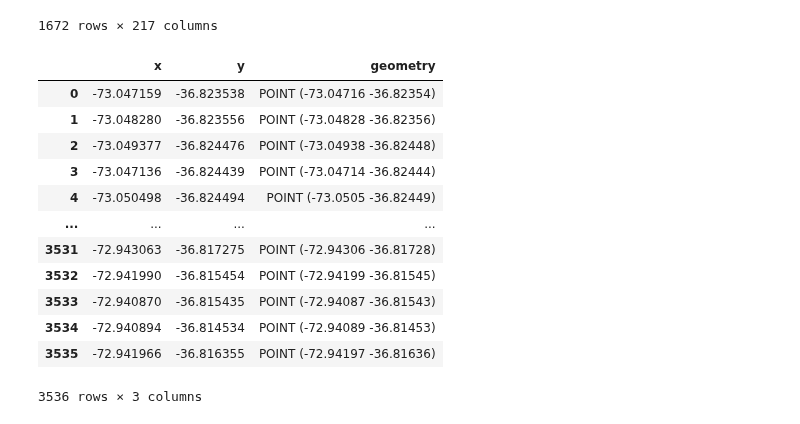
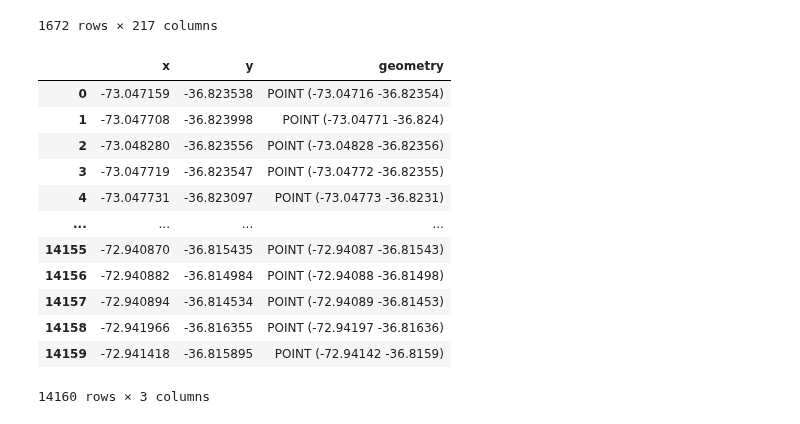
Before and after one commit to zetaso/accessity, a Jupyter notebook: points_and_hexagons.ipynb, the cells around one changed output. Saved outputs shown, nothing was run; the diff lists cells and outputs as text; code cells hidden in the pictures.

```diff
--- a/points_and_hexagons.ipynb
+++ b/points_and_hexagons.ipynb
@@ -11,6 +11,12 @@ pd.set_option("display.max_columns", None)
 # %%
 place_name = "Concepción, Chile"
 
+# set the point spacing in meters
+spacing = 50
+
+# set the h3 hexagon resolution
+h3_resolution = 9
+
 place_string = "_".join(place_name.lower().split(",")[0].split(" "))
 # %%
 blocks_gdf = gpd.read_parquet("blocks/Cartografia_censo2024_Pais_Manzanas.parquet")
@@ -34,47 +40,44 @@ blocks_gdf
 1672 rows × 217 columns
 # %%
 # generate the point grid
-
-# point resolution (insert the spacing in meters below)
-spacing = 100
 
 # project to UTM to improve the location of points
 bounds = blocks_gdf.to_crs(32718).total_bounds
 
 # sample coordinates along x and y axis with numpy arange
 points_x = np.arange(bounds[0], bounds[2], spacing)
 points_y = np.arange(bounds[1], bounds[3], spacing)
 
 # create points with the coordinates paired as tuples
 points = shapely.points([(x, y) for x in points_x for y in points_y])
 
 # create the points_gdf from the points
 points_gdf = gpd.GeoDataFrame(geometry=points, crs=32718)
 points_gdf = points_gdf.to_crs(4326)
 
 # intersect with the city blocks with actual people living there (n_per > 0)
 # match_indices = points_gdf.sindex.query(area, predicate="intersects")
 match_indices = points_gdf.sindex.query(blocks_gdf.geometry, predicate="intersects")
 points_gdf = points_gdf.iloc[match_indices[1]]
 points_gdf = points_gdf.reset_index()
 
 # create x, y columns for standarization purposes only
 points_gdf["x"] = points_gdf.geometry.x
 points_gdf["y"] = points_gdf.geometry.y
 points_gdf = points_gdf[["x", "y", "geometry"]]
 
 points_gdf
 # %% [output]
 |  | x | y | geometry |
 | 0 | -73.047159 | -36.823538 | POINT (-73.04716 -36.82354) |
-| 1 | -73.048280 | -36.823556 | POINT (-73.04828 -36.82356) |
-| 2 | -73.049377 | -36.824476 | POINT (-73.04938 -36.82448) |
-| 3 | -73.047136 | -36.824439 | POINT (-73.04714 -36.82444) |
-| 4 | -73.050498 | -36.824494 | POINT (-73.0505 -36.82449) |
+| 1 | -73.047708 | -36.823998 | POINT (-73.04771 -36.824) |
+| 2 | -73.048280 | -36.823556 | POINT (-73.04828 -36.82356) |
+| 3 | -73.047719 | -36.823547 | POINT (-73.04772 -36.82355) |
+| 4 | -73.047731 | -36.823097 | POINT (-73.04773 -36.8231) |
 | ... | ... | ... | ... |
-| 3531 | -72.943063 | -36.817275 | POINT (-72.94306 -36.81728) |
-| 3532 | -72.941990 | -36.815454 | POINT (-72.94199 -36.81545) |
-| 3533 | -72.940870 | -36.815435 | POINT (-72.94087 -36.81543) |
-| 3534 | -72.940894 | -36.814534 | POINT (-72.94089 -36.81453) |
-| 3535 | -72.941966 | -36.816355 | POINT (-72.94197 -36.81636) |
+| 14155 | -72.940870 | -36.815435 | POINT (-72.94087 -36.81543) |
+| 14156 | -72.940882 | -36.814984 | POINT (-72.94088 -36.81498) |
+| 14157 | -72.940894 | -36.814534 | POINT (-72.94089 -36.81453) |
+| 14158 | -72.941966 | -36.816355 | POINT (-72.94197 -36.81636) |
+| 14159 | -72.941418 | -36.815895 | POINT (-72.94142 -36.8159) |
-3536 rows × 3 columns
+14160 rows × 3 columns
```
Also changed, not shown: parts of 9 cells of this notebook, 7 other files.
